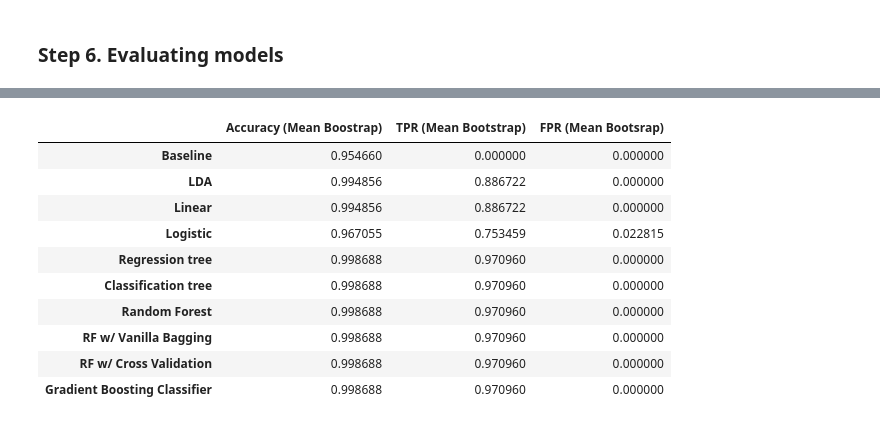
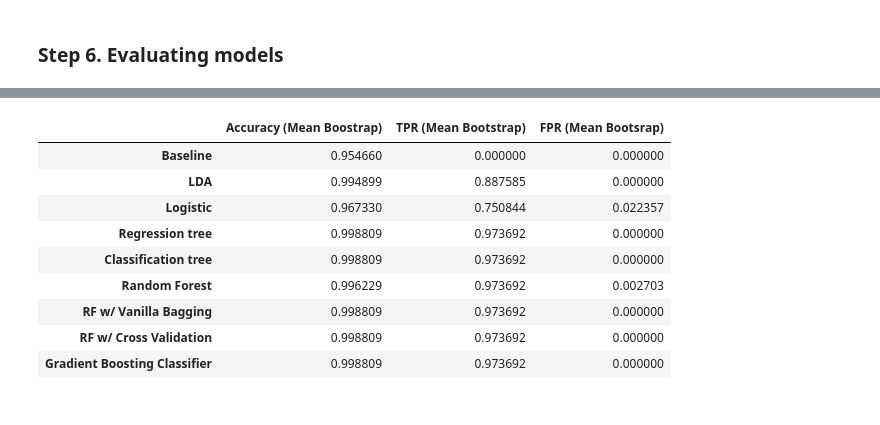
Before and after one commit to mvu002/nba-hof, a Jupyter notebook: code/notebook_overview.ipynb, the cells around one changed output, grey strips where cells are left out. Cells and saved outputs as stored; diff of their text form; code cells hidden in the pictures.

```diff
--- a/code/notebook_overview.ipynb
+++ b/code/notebook_overview.ipynb
@@ -1252,7 +1088,7 @@ def perform_bootstrap(test_data, test_label, models, model_names, sample = 500):
         bs_label = test_label.loc[bs_index]
 
         for models_iter in range(n_models):
-            if models[models_iter] == linreg or models[models_iter] == logreg or models[models_iter] == dtr_fixed_ccp:
+            if models[models_iter] == logreg or models[models_iter] == dtr_fixed_ccp:
                 bs_predicted = models[models_iter].predict(bs_data)
                 bs_predicted = [1 if score >= 0.5 else 0 for score in bs_predicted]
                 output_array[bs_iter, models_iter] = get_test_accuracy(bs_predicted, bs_label)
@@ -1270,8 +1106,8 @@ def perform_bootstrap(test_data, test_label, models, model_names, sample = 500):
         Dict[model_names[i]] = output_array[:, i]
         i += 1
 
-    tpr_list = ['LDA TPR', 'Linear Reg TPR', 'Logistic Reg TPR', 'Regression tree TPR', 'Classification tree TPR', 'Random Forest TPR', 'RF w/ Bagging TPR', 'RF w/ CV TPR', 'Boosting TPR']
-    fpr_list = ['LDA FPR', 'Linear Reg FPR', 'Logistic Reg FPR', 'Regression tree FPR', 'Classification tree FPR', 'Random Forest FPR', 'RF w/ Bagging FPR', 'RF w/ CV FPR', 'Boosting FPR']
+    tpr_list = ['LDA TPR', 'Logistic Reg TPR', 'Regression tree TPR', 'Classification tree TPR', 'Random Forest TPR', 'RF w/ Bagging TPR', 'RF w/ CV TPR', 'Boosting TPR']
+    fpr_list = ['LDA FPR', 'Logistic Reg FPR', 'Regression tree FPR', 'Classification tree FPR', 'Random Forest FPR', 'RF w/ Bagging FPR', 'RF w/ CV FPR', 'Boosting FPR']
 
     j = 0
     while j < len(tpr_list):
@@ -1287,8 +1123,8 @@ def perform_bootstrap(test_data, test_label, models, model_names, sample = 500):
 # %%
 # May take ~ 5 minutes to run
 
-models = [lda, linreg, logreg, dtr_fixed_ccp, dtc_fixed_ccp, rf, rf_bagging, rf_cv, gbc]
-model_names = ['LDA','Linear Reg', 'Logistic Reg', 'Regression tree', 'Classification tree', 'Random Forest', 'RF w/ Bagging', 'RF w/ CV', 'Boosting']
+models = [lda, logreg, dtr_fixed_ccp, dtc_fixed_ccp, rf, rf_bagging, rf_cv, gbc]
+model_names = ['LDA', 'Logistic Reg', 'Regression tree', 'Classification tree', 'Random Forest', 'RF w/ Bagging', 'RF w/ CV', 'Boosting']
 
 result = perform_bootstrap(X_test, y_test, models = models, model_names = model_names)
 # %%
@@ -1360,6 +1191,5 @@ plt.show()
 # %%
 lda_acc = result['LDA'].mean()
-linear_acc = result['Linear Reg'].mean()
 logreg_acc = result['Logistic Reg'].mean()
 reg_tree_acc = result['Regression tree'].mean()
 class_tree_acc = result['Classification tree'].mean()
@@ -1369,7 +1199,6 @@ rf_cv_acc = result['RF w/ CV'].mean()
 gbc_acc = result['Boosting'].mean()
 
 lda_tpr = result['LDA TPR'].mean()
-linear_tpr = result['Linear Reg TPR'].mean()
 logreg_tpr = result['Logistic Reg TPR'].mean()
 reg_tree_tpr = result['Regression tree TPR'].mean()
 class_tree_tpr = result['Classification tree TPR'].mean()
@@ -1379,44 +1208,41 @@ rf_cv_tpr = result['RF w/ CV TPR'].mean()
 gbc_tpr = result['Boosting TPR'].mean()
 
 lda_fpr = result['LDA FPR'].mean()
-linear_fpr = result['Linear Reg FPR'].mean()
 logreg_fpr = result['Logistic Reg FPR'].mean()
 reg_tree_fpr = result['Regression tree FPR'].mean()
 class_tree_fpr = result['Classification tree FPR'].mean()
 rf_fpr = result['Random Forest FPR'].mean()
 rf_bagging_fpr = result['RF w/ Bagging FPR'].mean()
 rf_cv_fpr = result['RF w/ CV FPR'].mean()
 gbc_fpr = result['Boosting FPR'].mean()
 
-accuracies = [baseline_acc, lda_acc, linear_acc, logreg_acc, reg_tree_acc, class_tree_acc, rf_acc, rf_bagging_acc, rf_cv_acc, gbc_acc]
-tpr_values = [baseline_tpr, lda_tpr, linear_tpr, logreg_tpr, reg_tree_tpr, class_tree_tpr, rf_tpr, rf_bagging_tpr, rf_cv_tpr, gbc_tpr]
-fpr_values = [baseline_fpr, lda_fpr, linear_fpr, logreg_fpr, reg_tree_fpr, class_tree_fpr, rf_fpr, rf_bagging_fpr, rf_cv_fpr, gbc_fpr]
+accuracies = [baseline_acc, lda_acc, logreg_acc, reg_tree_acc, class_tree_acc, rf_acc, rf_bagging_acc, rf_cv_acc, gbc_acc]
+tpr_values = [baseline_tpr, lda_tpr, logreg_tpr, reg_tree_tpr, class_tree_tpr, rf_tpr, rf_bagging_tpr, rf_cv_tpr, gbc_tpr]
+fpr_values = [baseline_fpr, lda_fpr, logreg_fpr, reg_tree_fpr, class_tree_fpr, rf_fpr, rf_bagging_fpr, rf_cv_fpr, gbc_fpr]
 
 data = {'Accuracy (Mean Boostrap)' : accuracies,
         'TPR (Mean Bootstrap)' : tpr_values,
         'FPR (Mean Bootsrap)' : fpr_values}
 
 metrics_table = pd.DataFrame(data, index = ['Baseline',
                                             'LDA',
-                                            'Linear',
                                             'Logistic',
                                             'Regression tree',
                                             'Classification tree',
                                             'Random Forest',
                                             'RF w/ Vanilla Bagging',
                                             'RF w/ Cross Validation',
                                             'Gradient Boosting Classifier'])
 
 metrics_table
 # %% [output]
 |  | Accuracy (Mean Boostrap) | TPR (Mean Bootstrap) | FPR (Mean Bootsrap) |
 | Baseline | 0.954660 | 0.000000 | 0.000000 |
-| LDA | 0.994856 | 0.886722 | 0.000000 |
-| Linear | 0.994856 | 0.886722 | 0.000000 |
-| Logistic | 0.967055 | 0.753459 | 0.022815 |
-| Regression tree | 0.998688 | 0.970960 | 0.000000 |
-| Classification tree | 0.998688 | 0.970960 | 0.000000 |
-| Random Forest | 0.998688 | 0.970960 | 0.000000 |
-| RF w/ Vanilla Bagging | 0.998688 | 0.970960 | 0.000000 |
-| RF w/ Cross Validation | 0.998688 | 0.970960 | 0.000000 |
-| Gradient Boosting Classifier | 0.998688 | 0.970960 | 0.000000 |
+| LDA | 0.994899 | 0.887585 | 0.000000 |
+| Logistic | 0.967330 | 0.750844 | 0.022357 |
+| Regression tree | 0.998809 | 0.973692 | 0.000000 |
+| Classification tree | 0.998809 | 0.973692 | 0.000000 |
+| Random Forest | 0.996229 | 0.973692 | 0.002703 |
+| RF w/ Vanilla Bagging | 0.998809 | 0.973692 | 0.000000 |
+| RF w/ Cross Validation | 0.998809 | 0.973692 | 0.000000 |
+| Gradient Boosting Classifier | 0.998809 | 0.973692 | 0.000000 |
```
Also changed, not shown: parts of 18 cells of this notebook.
